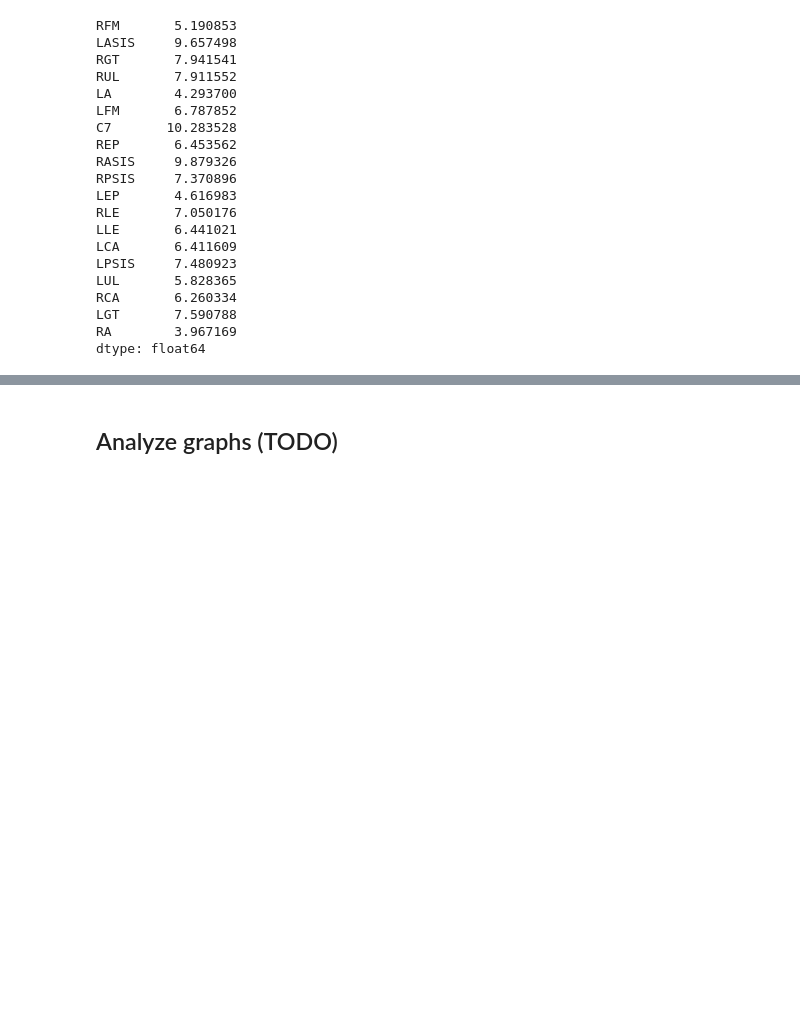
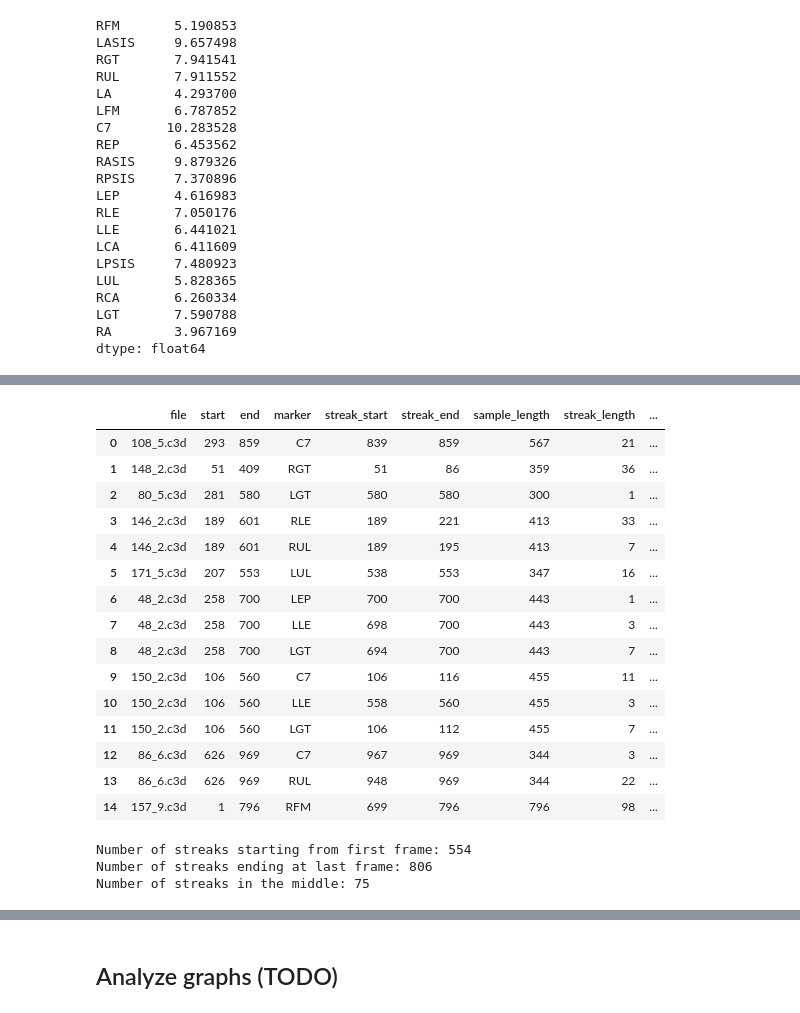
Before and after one commit to gitxchen/gaitAnalysis, a Jupyter notebook: dataAnalysis/analyze_data.ipynb, the cells around one changed output, grey strips where cells are left out. Saved outputs shown, nothing was run; the diff lists cells and outputs as text; code cells hidden in the pictures; blank space fills up the shorter version.

Commit message:
Analysis on bad frames.

```diff
--- a/dataAnalysis/analyze_data.ipynb
+++ b/dataAnalysis/analyze_data.ipynb
@@ -183,0 +276,47 @@ dtype: float64
+# %%
+# Add useful derived data
+df_bad_frames['sample_length'] = df_bad_frames.end - df_bad_frames.start + 1
+
+df_bad_frames['streak_length'] = df_bad_frames.streak_end - df_bad_frames.streak_start + 1
+df_bad_frames['streak_length_perc'] = df_bad_frames.streak_length / df_bad_frames.sample_length
+
+df_bad_frames['streak_start_perc'] = (df_bad_frames.streak_start - df_bad_frames.start) / df_bad_frames.sample_length
+df_bad_frames['streak_end_perc'] = (df_bad_frames.streak_end - df_bad_frames.start + 1) / df_bad_frames.sample_length
+
+df_bad_frames.head(15)
+# %% [output]
+|  | file | start | end | marker | streak_start | streak_end | sample_length | streak_length | ... |
+| 0 | 108_5.c3d | 293 | 859 | C7 | 839 | 859 | 567 | 21 | ... |
+| 1 | 148_2.c3d | 51 | 409 | RGT | 51 | 86 | 359 | 36 | ... |
+| 2 | 80_5.c3d | 281 | 580 | LGT | 580 | 580 | 300 | 1 | ... |
+| 3 | 146_2.c3d | 189 | 601 | RLE | 189 | 221 | 413 | 33 | ... |
+| 4 | 146_2.c3d | 189 | 601 | RUL | 189 | 195 | 413 | 7 | ... |
+| 5 | 171_5.c3d | 207 | 553 | LUL | 538 | 553 | 347 | 16 | ... |
+| 6 | 48_2.c3d | 258 | 700 | LEP | 700 | 700 | 443 | 1 | ... |
+| 7 | 48_2.c3d | 258 | 700 | LLE | 698 | 700 | 443 | 3 | ... |
+| 8 | 48_2.c3d | 258 | 700 | LGT | 694 | 700 | 443 | 7 | ... |
+| 9 | 150_2.c3d | 106 | 560 | C7 | 106 | 116 | 455 | 11 | ... |
+| 10 | 150_2.c3d | 106 | 560 | LLE | 558 | 560 | 455 | 3 | ... |
+| 11 | 150_2.c3d | 106 | 560 | LGT | 106 | 112 | 455 | 7 | ... |
+| 12 | 86_6.c3d | 626 | 969 | C7 | 967 | 969 | 344 | 3 | ... |
+| 13 | 86_6.c3d | 626 | 969 | RUL | 948 | 969 | 344 | 22 | ... |
+| 14 | 157_9.c3d | 1 | 796 | RFM | 699 | 796 | 796 | 98 | ... |
+# %%
+# Analyze how many streaks start from the beginning or end at the end.
+# These cases are easily overcomed by simply cropping the frames
+
+starting_streaks = df_bad_frames['streak_start_perc'] == 0.0
+ending_streaks = df_bad_frames['streak_end_perc'] == 1.0
+
+n_starting_streaks = len(df_bad_frames[starting_streaks])
+n_ending_streaks = len(df_bad_frames[ending_streaks])
+
+print 'Number of streaks starting from first frame:', n_starting_streaks
+print 'Number of streaks ending at last frame:', n_ending_streaks
+print 'Number of streaks in the middle:' , len(df_bad_frames) - n_starting_streaks - n_ending_streaks
+
+# Looking good
+# %% [output]
+Number of streaks starting from first frame: 554
+Number of streaks ending at last frame: 806
+Number of streaks in the middle: 75
```
Also changed, not shown: parts of 9 cells of this notebook, 1 other file.
